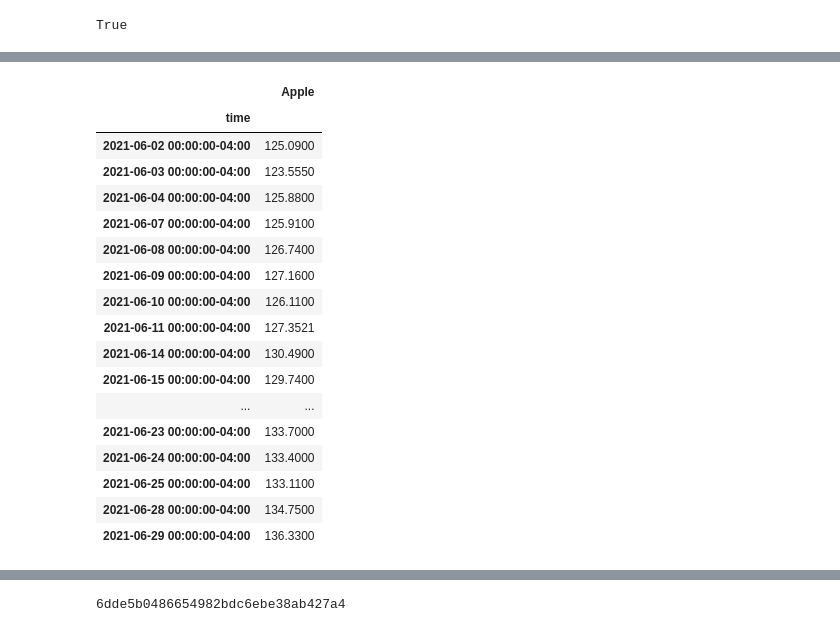
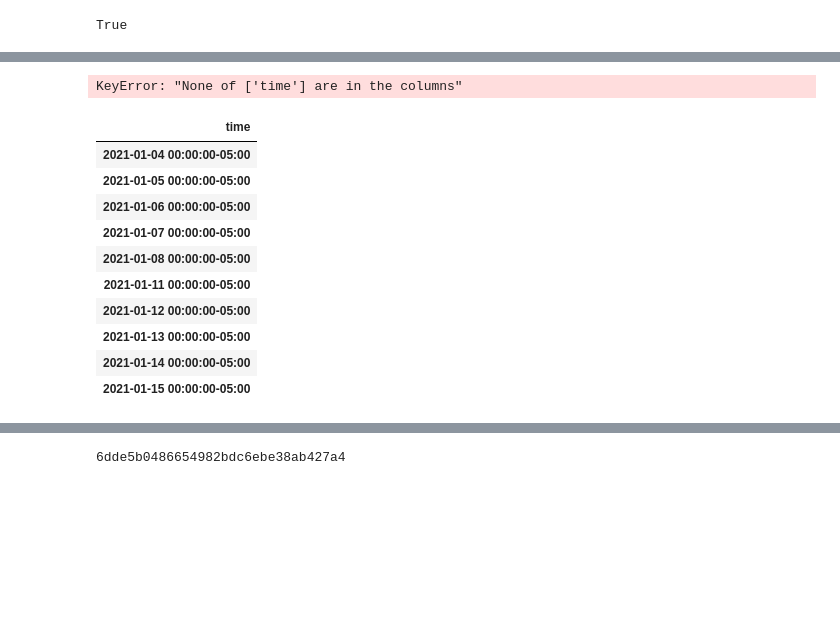
Before and after one commit to Billieo/p2-g3, a Jupyter notebook: notebooks/Samuel's_Notebook/notebooks/alpaca.ipynb, the cells around one changed output, grey strips where cells are left out. Saved outputs shown, nothing was run; the diff lists cells and outputs as text; code cells hidden in the pictures; blank space fills up the shorter version.

```diff
--- a/notebooks/Samuel's_Notebook/notebooks/alpaca.ipynb
+++ b/notebooks/Samuel's_Notebook/notebooks/alpaca.ipynb
@@ -108,25 +112,19 @@ appl_ticker.head(20)
-# %%
-apple_df = pd.DataFrame()
-apple_df["Apple"] = appl_ticker["AAPL"]["close"]
-#apple_df[" "] = apple_df["Date"]
-#apple_df.index = apple_df.index.date
-apple_df.head(20)
-# %% [output]
-|  | Apple |
-| time |  |
-| 2021-06-02 00:00:00-04:00 | 125.0900 |
-| 2021-06-03 00:00:00-04:00 | 123.5550 |
-| 2021-06-04 00:00:00-04:00 | 125.8800 |
-| 2021-06-07 00:00:00-04:00 | 125.9100 |
-| 2021-06-08 00:00:00-04:00 | 126.7400 |
-| 2021-06-09 00:00:00-04:00 | 127.1600 |
-| 2021-06-10 00:00:00-04:00 | 126.1100 |
-| 2021-06-11 00:00:00-04:00 | 127.3521 |
-| 2021-06-14 00:00:00-04:00 | 130.4900 |
-| 2021-06-15 00:00:00-04:00 | 129.7400 |
-| ... | ... |
-| 2021-06-23 00:00:00-04:00 | 133.7000 |
-| 2021-06-24 00:00:00-04:00 | 133.4000 |
-| 2021-06-25 00:00:00-04:00 | 133.1100 |
-| 2021-06-28 00:00:00-04:00 | 134.7500 |
-| 2021-06-29 00:00:00-04:00 | 136.3300 |
+# %%
+#apple_df = apple_df.set_index("time")
+apple_df = apple_df.drop(["AAPL"], axis=1)
+# %% [output]
+KeyError: "None of ['time'] are in the columns"
+# %%
+apple_df.head(10)
+# %% [output]
+| time |
+| 2021-01-04 00:00:00-05:00 |
+| 2021-01-05 00:00:00-05:00 |
+| 2021-01-06 00:00:00-05:00 |
+| 2021-01-07 00:00:00-05:00 |
+| 2021-01-08 00:00:00-05:00 |
+| 2021-01-11 00:00:00-05:00 |
+| 2021-01-12 00:00:00-05:00 |
+| 2021-01-13 00:00:00-05:00 |
+| 2021-01-14 00:00:00-05:00 |
+| 2021-01-15 00:00:00-05:00 |
```
Also changed, not shown: parts of 8 cells of this notebook, 1 other file.
